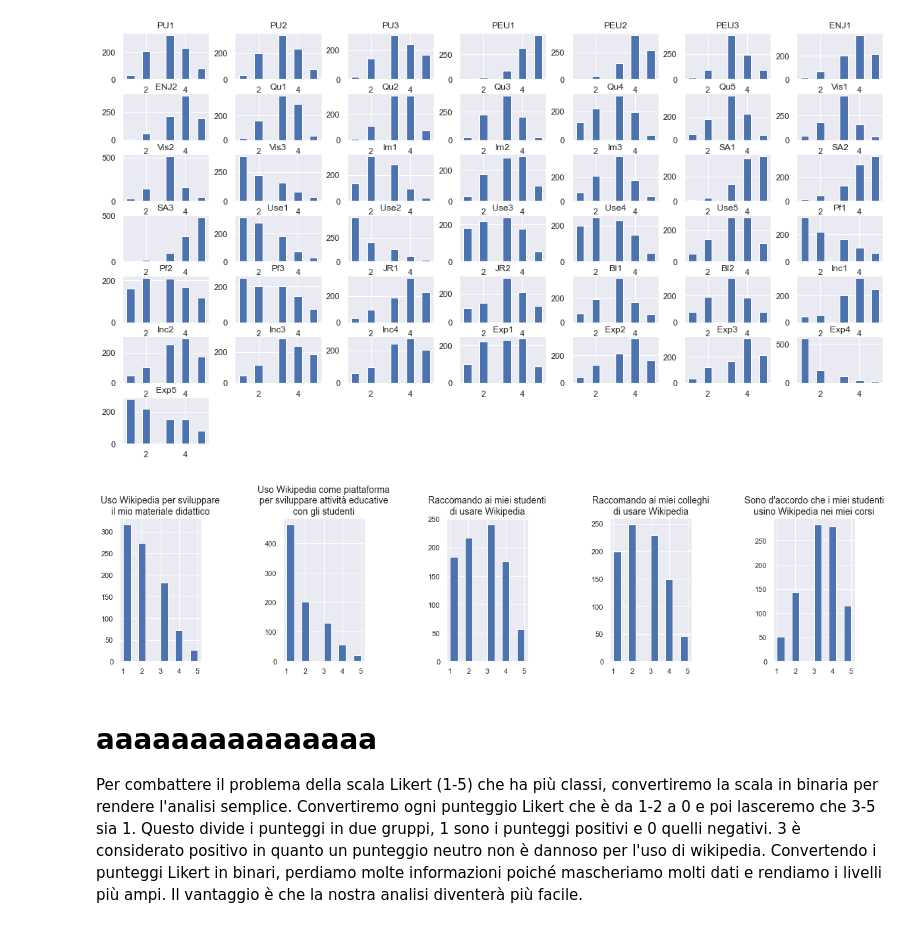
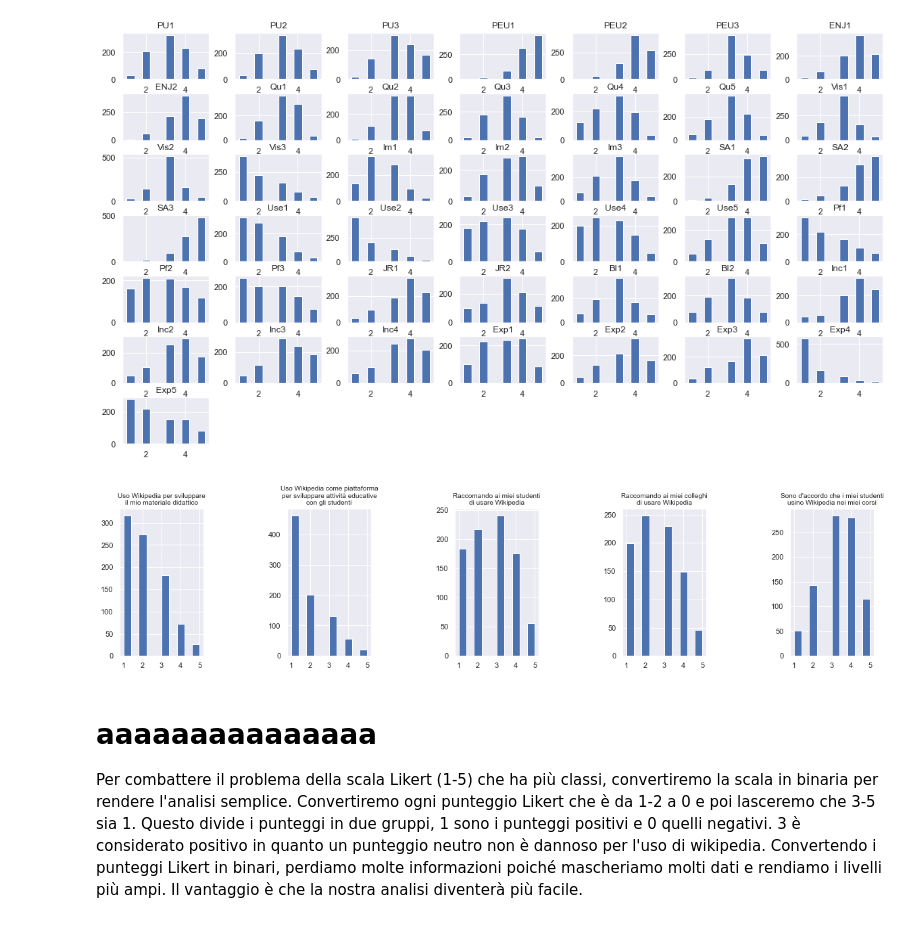
Before and after one commit to AposVinc/wiki4HEProject, a Jupyter notebook: wiki4HE.ipynb, the cells around one changed output. Saved outputs shown, nothing was run; the diff lists cells and outputs as text; code cells hidden in the pictures.

Commit message:
tutti i plot per le domande ok

```diff
--- a/wiki4HE.ipynb
+++ b/wiki4HE.ipynb
@@ -687,16 +688,16 @@ array([[<AxesSubplot:title={'center':'PU1'}>,
 # %%
 domande_uses = questionario[['Use1','Use2','Use3','Use4','Use5']]
 domande_uses_titles = ["Uso Wikipedia per sviluppare\nil mio materiale didattico","Uso Wikipedia come piattaforma\nper sviluppare attività educative\ncon gli studenti","Raccomando ai miei studenti\ndi usare Wikipedia","Raccomando ai miei colleghi\ndi usare Wikipedia","Sono d'accordo che i miei studenti\nusino Wikipedia nei miei corsi"]
 
 fig = plt.figure(figsize=(20,4))
 plt.subplots_adjust(wspace=1)
 for i, x in enumerate(domande_uses.columns):
     ax = plt.subplot(1,5,i+1)
     ax.hist(domande_uses[x])
-    ax.set_title(domande_uses_titles[i], fontsize = 14)
+    ax.set_title(domande_uses_titles[i], fontsize = 10)
     ax.set_xticks([1, 2, 3, 4, 5])
 # %% [output]
-[figure, old version]
+[figure, new version]
 # %% [markdown]
 # aaaaaaaaaaaaaaa
 
```
Also changed, not shown: parts of 15 cells of this notebook.
